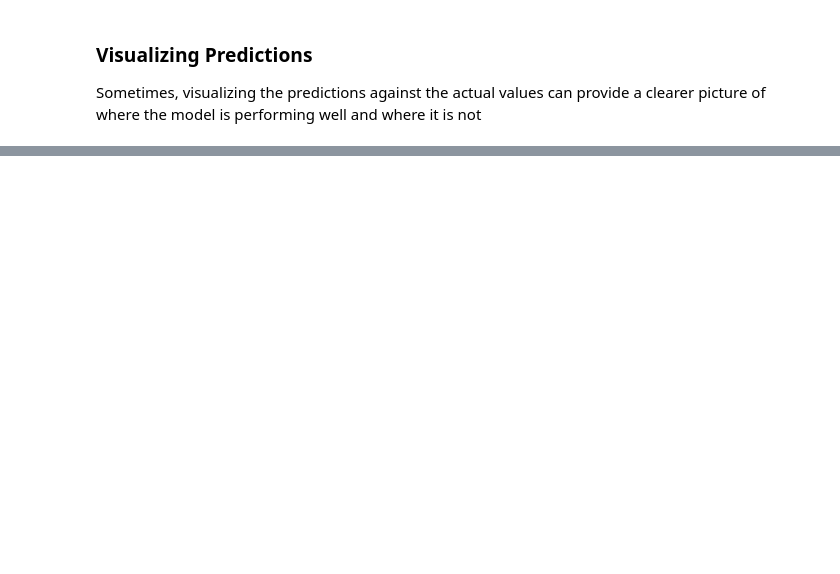
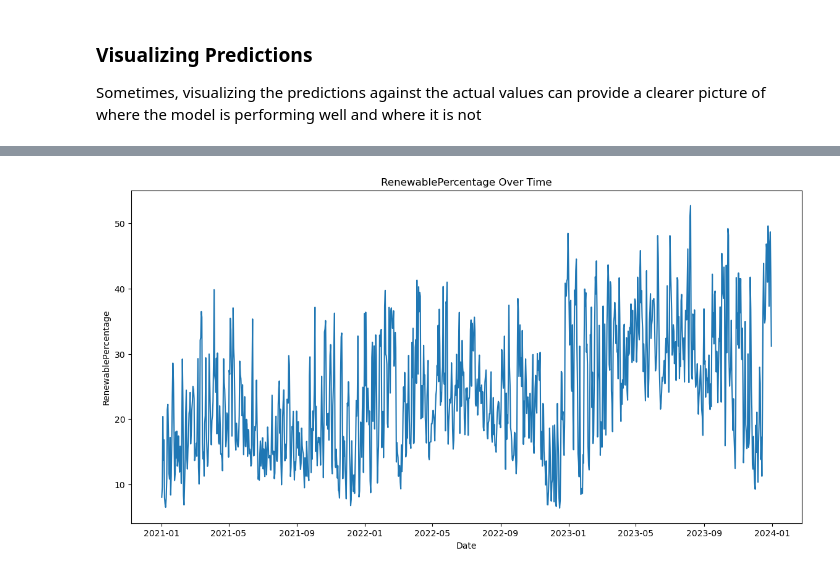
Before and after one commit to seszele64/EcoForecast, a Jupyter notebook: 3. perform_forecast.ipynb, the cells around one changed output, grey strips where cells are left out. Cells and saved outputs as stored; diff of their text form; code cells hidden in the pictures; blank space fills up the shorter version.

Commit message:
adjusted forecast

```diff
--- a/3. perform_forecast.ipynb
+++ b/3. perform_forecast.ipynb
@@ -111,0 +243,89 @@ These insights and suggestions for improvement can guide further development of
+# %%
+import pandas as pd
+import numpy as np
+from statsmodels.tsa.arima.model import ARIMA
+from statsmodels.tsa.stattools import adfuller
+import matplotlib.pyplot as plt
+import seaborn as sns
+from itertools import product
+
+def plot_actual_vs_forecast(df, actual_col, forecast, forecast_dates, title, plot_size=(10, 6)):
+    plt.figure(figsize=plot_size)
+    plt.plot(df.index, df[actual_col], label='Actual')
+    plt.plot(forecast_dates, forecast, label='Forecast', linestyle='--')
+    plt.xlabel('Date')
+    plt.ylabel(actual_col)
+    plt.title(title)
+    plt.legend()
+    plt.show()
+
+def adf_test(series):
+    """Perform Augmented Dickey-Fuller test to check for stationarity."""
+    result = adfuller(series.dropna())
+    return result[1]  # Return p-value
+
+# Load your data
+df = pd.read_csv('data/synop/aggregated_data.csv')
+df['Date'] = pd.to_datetime(df['Date'])
+df.set_index('Date', inplace=True)
+
+# Check for non-numeric values in RenewablePercentage and convert to numeric
+df['RenewablePercentage'] = pd.to_numeric(df['RenewablePercentage'], errors='coerce')
+
+# Handle missing values by filling them with the mean (or use another strategy if preferred)
+df['RenewablePercentage'].fillna(df['RenewablePercentage'].mean(), inplace=True)
+
+# Plot the data to inspect its variability
+plt.figure(figsize=(14, 7))
+sns.lineplot(data=df, x=df.index, y='RenewablePercentage')
+plt.title('RenewablePercentage Over Time')
+plt.show()
+
+# Check for stationarity
+p_value = adf_test(df['RenewablePercentage'])
+print(f'ADF p-value: {p_value}')
+
+# If the series is not stationary, apply differencing
+if p_value > 0.05:
+    d = 1
+else:
+    d = 0
+
+# Define the range of parameters to test
+p = range(0, 4)
+q = range(0, 4)
+parameters = product(p, q)
+parameters_list = list(parameters)
+
+# Find the best ARIMA model parameters based on AIC
+best_aic = float("inf")
+best_order = None
+
+for order in parameters_list:
+    try:
+        model = ARIMA(df['RenewablePercentage'], order=(order[0], d, order[1]))
+        results = model.fit()
+        if results.aic < best_aic:
+            best_aic = results.aic
+            best_order = order
+    except Exception as e:
+        continue
+
+print(f'Best ARIMA order: {best_order} with AIC: {best_aic}')
+
+# Fit the best ARIMA model
+arima_model = ARIMA(df['RenewablePercentage'], order=(best_order[0], d, best_order[1]))
+arima_results = arima_model.fit()
+
+# Forecasting
+forecast_period = 31  # Forecast the month of December 2023
+start_date = pd.Timestamp('2023-12-01')
+end_date = pd.Timestamp('2023-12-31')
+forecast_dates = pd.date_range(start=start_date, end=end_date)
+
+# Generate forecast for the exact forecast_period days from the ARIMA model
+arima_forecast = arima_results.forecast(steps=forecast_period)
+
+# Plot actual vs forecast
+plot_actual_vs_forecast(df, 'RenewablePercentage', arima_forecast.tolist(), forecast_dates, 'ARIMA Model: Actual vs. Forecast (December 2023)', plot_size=(19, 12))
+# %% [output]
@@ -111,0 +336 @@ These insights and suggestions for improvement can guide further development of
+[figure, added]
```
Also changed, not shown: parts of 30 cells of this notebook.
